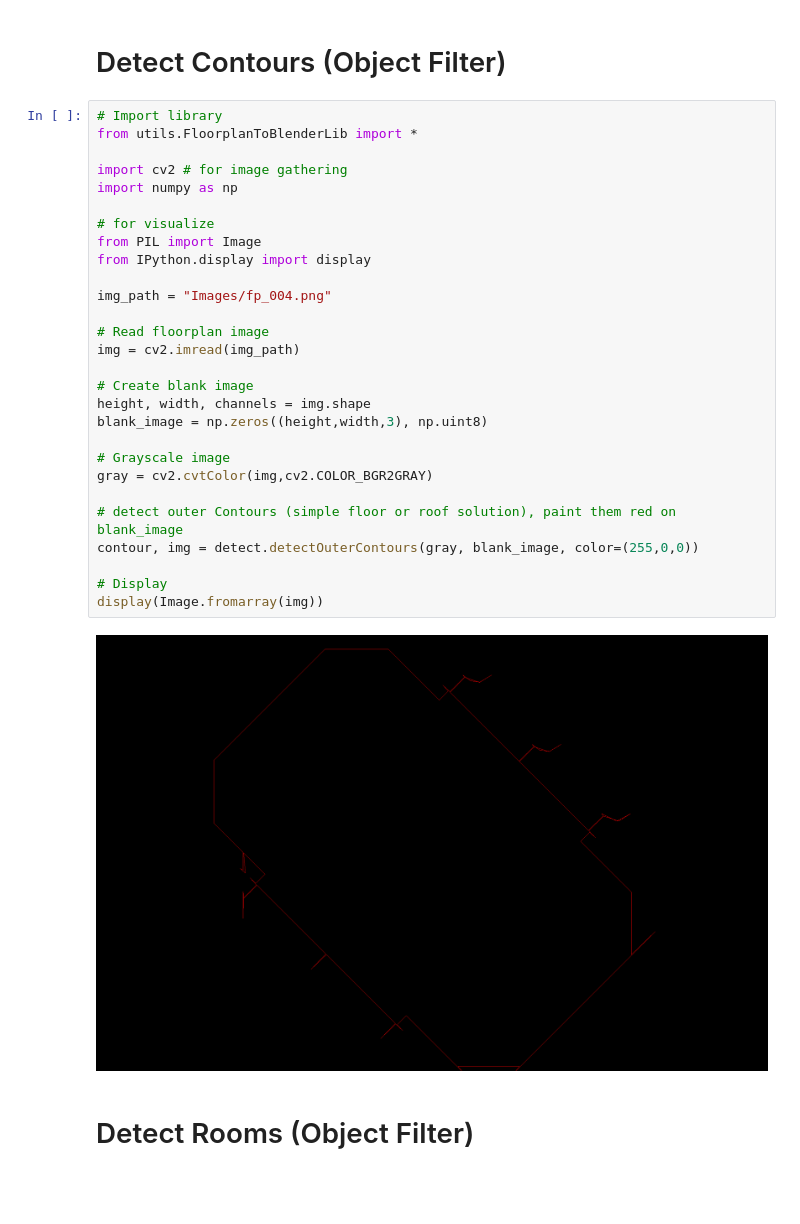
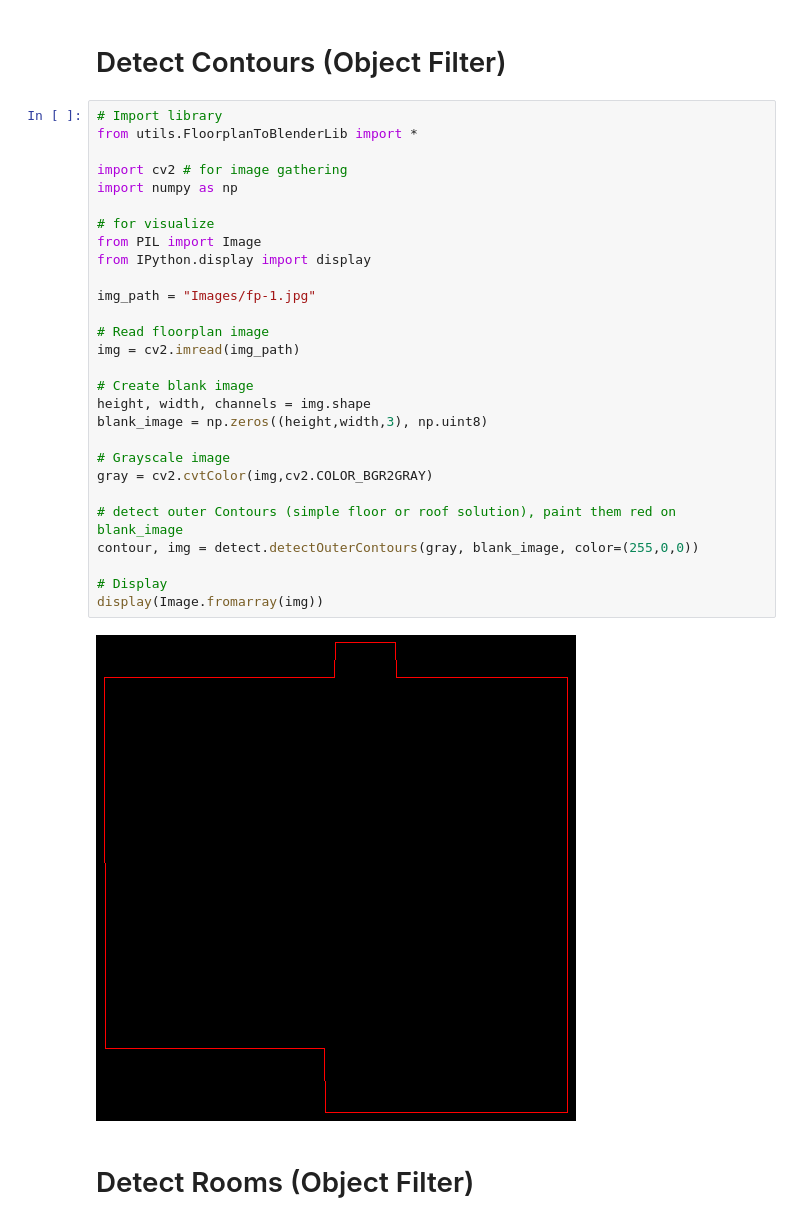
Before and after one commit to chnghia/Floor-Plan-Detection, a Jupyter notebook: 2D_FloorPlan_to_3D_CubiCasa_ftb.ipynb, the cells around one changed output. Cells and saved outputs as stored; diff of their text form; blank space fills up the shorter version.

```diff
--- a/2D_FloorPlan_to_3D_CubiCasa_ftb.ipynb
+++ b/2D_FloorPlan_to_3D_CubiCasa_ftb.ipynb
@@ -66,33 +66,33 @@ Now we need an example image to work with.
 # %%
 # Import library
 from utils.FloorplanToBlenderLib import *
 
 import cv2 # for image gathering
 import numpy as np
 
 # for visualize
 from PIL import Image
 from IPython.display import display
 
-img_path = "Images/fp_004.png"
+img_path = "Images/fp-1.jpg"
 
 # Read floorplan image
 img = cv2.imread(img_path)
 
 # Create blank image
 height, width, channels = img.shape
 blank_image = np.zeros((height,width,3), np.uint8)
 
 # Grayscale image
 gray = cv2.cvtColor(img,cv2.COLOR_BGR2GRAY)
 
 # detect outer Contours (simple floor or roof solution), paint them red on blank_image
 contour, img = detect.detectOuterContours(gray, blank_image, color=(255,0,0))
 
 # Display
 display(Image.fromarray(img))
 # %% [output]
-[figure, old version]
+[figure, new version]
 # %% [markdown]
 # Detect Rooms (Object Filter)
 # %%
```
Also changed, not shown: parts of 5 cells of this notebook.
